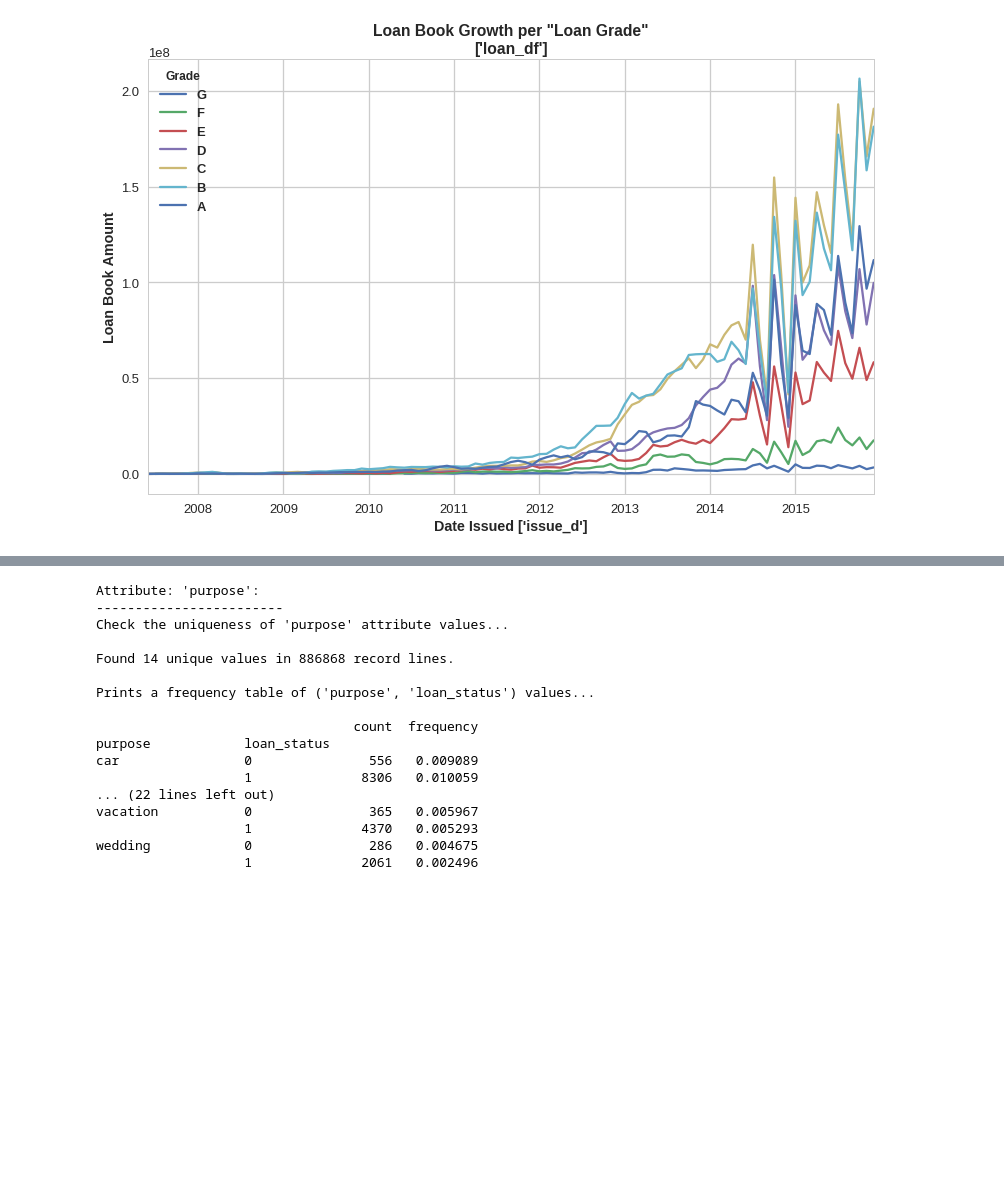
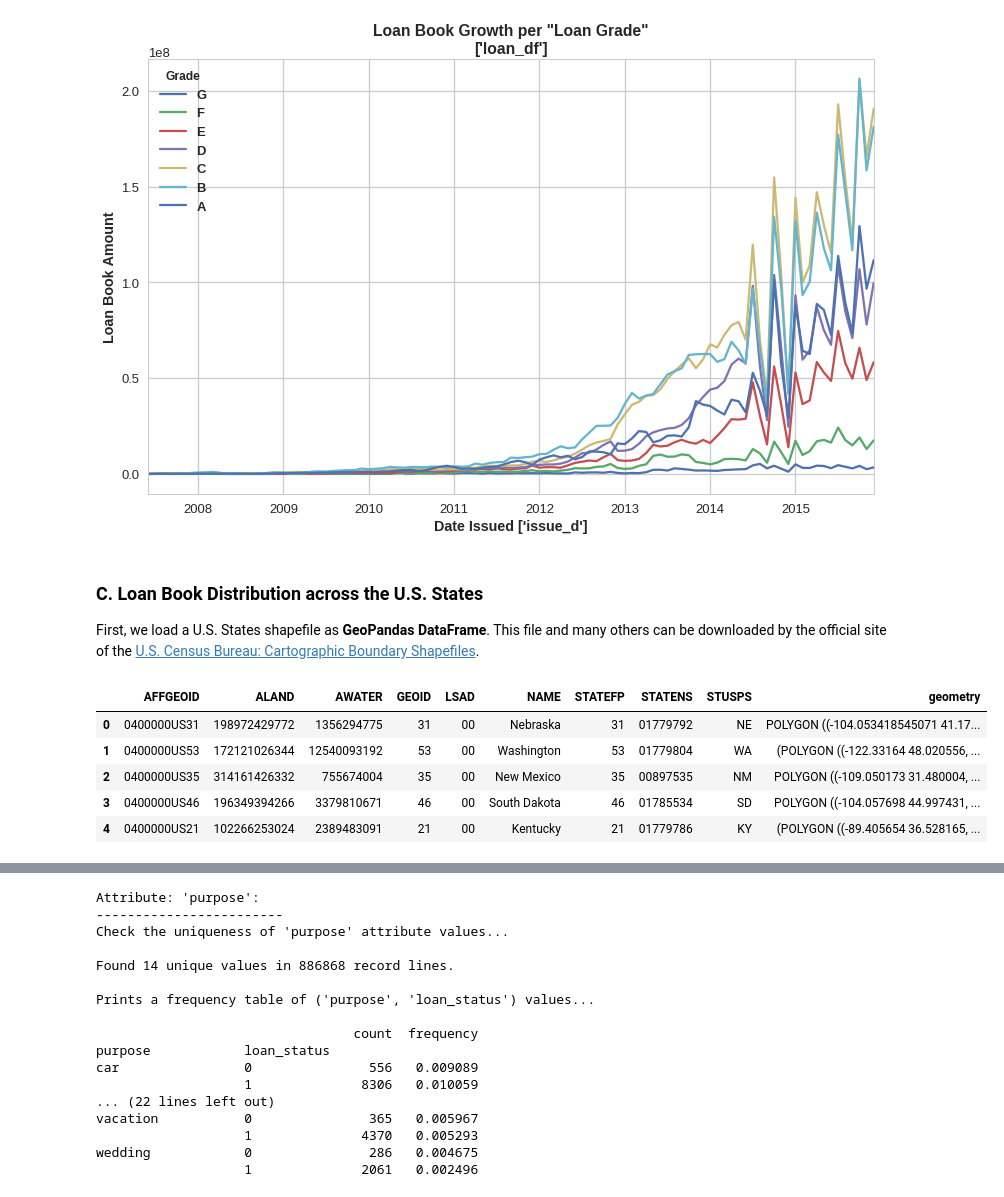
Before and after one commit to tgrammat/ML-Data_Challenges, a Jupyter notebook: Finance-Banking-Related/Lending Club Loan Data - Exploratory Data Analysis [Part I, Python notebook, kaggle].ipynb, the cells around one changed output, grey strips where cells are left out. Cells and saved outputs as stored; diff of their text form; code cells hidden in the pictures; blank space fills up the shorter version.

```diff
--- a/Finance-Banking-Related/Lending Club Loan Data - Exploratory Data Analysis [Part I, Python notebook, kaggle].ipynb
+++ b/Finance-Banking-Related/Lending Club Loan Data - Exploratory Data Analysis [Part I, Python notebook, kaggle].ipynb
@@ -866,3 +868,18 @@ ax.set_ylabel('Loan Book Amount')
 plt.show()
 # %% [output]
 [figure]
+# %% [markdown]
+### C. Loan Book Distribution across the U.S. States
+
+First, we load a U.S. States shapefile as **GeoPandas DataFrame**. This file and many others can be downloaded by the official site of the [U.S. Census Bureau: Cartographic Boundary Shapefiles](https://www.census.gov/geo/maps-data/data/tiger-cart-boundary.html).
+# %%
+# Load a US States shapefile
+us_gdf = gpd.read_file('./../../ML-Data_Repository/cb_2015_us_state_500k/cb_2015_us_state_500k.shp')
+us_gdf.head()
+# %% [output]
+|  | AFFGEOID | ALAND | AWATER | GEOID | LSAD | NAME | STATEFP | STATENS | STUSPS | geometry |
+| 0 | 0400000US31 | 198972429772 | 1356294775 | 31 | 00 | Nebraska | 31 | 01779792 | NE | POLYGON ((-104.053418545071 41.17... |
+| 1 | 0400000US53 | 172121026344 | 12540093192 | 53 | 00 | Washington | 53 | 01779804 | WA | (POLYGON ((-122.33164 48.020556, ... |
+| 2 | 0400000US35 | 314161426332 | 755674004 | 35 | 00 | New Mexico | 35 | 00897535 | NM | POLYGON ((-109.050173 31.480004, ... |
+| 3 | 0400000US46 | 196349394266 | 3379810671 | 46 | 00 | South Dakota | 46 | 01785534 | SD | POLYGON ((-104.057698 44.997431, ... |
+| 4 | 0400000US21 | 102266253024 | 2389483091 | 21 | 00 | Kentucky | 21 | 01779786 | KY | (POLYGON ((-89.405654 36.528165, ... |
```
Also changed, not shown: parts of 8 cells of this notebook.
